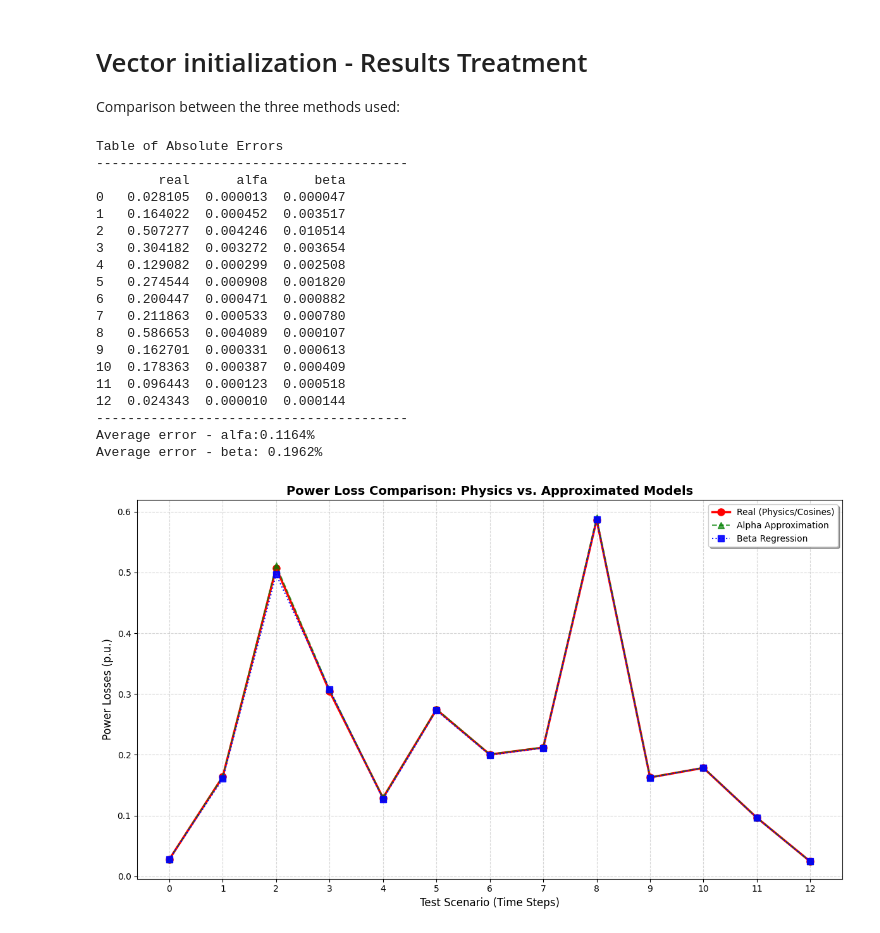
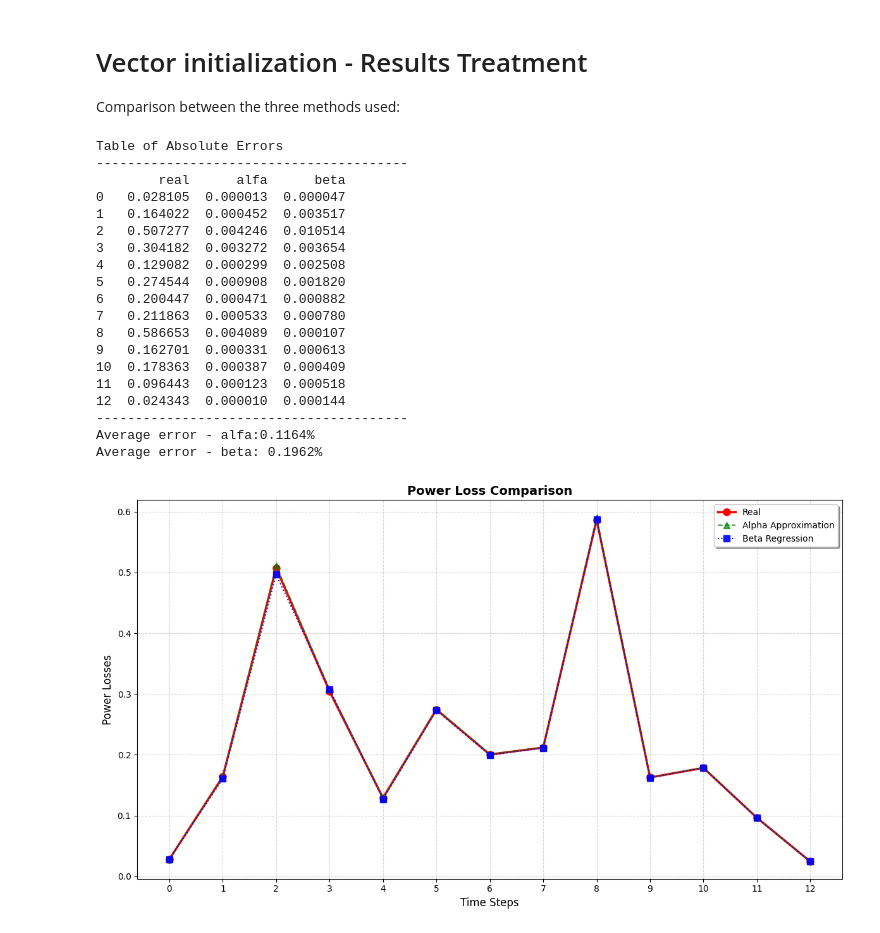
Before and after one commit to e4m8ch/ADRI, a Jupyter notebook: labs/lab2/Class2_Students.ipynb, the cells around one changed output. Saved outputs shown, nothing was run; the diff lists cells and outputs as text; code cells hidden in the pictures.

```diff
--- a/labs/lab2/Class2_Students.ipynb
+++ b/labs/lab2/Class2_Students.ipynb
@@ -356,39 +356,39 @@ print(f"Average error - alfa:{erro_abs_alfa.mean() * 100:.4f}%")
 print(f"Average error - beta: {erro_abs_beta.mean() * 100:.4f}%")
 
 plt.figure(figsize=(12, 7))
-plt.plot(Y_Metodo1_Real, 'ro-', label='Real (Physics/Cosines)', linewidth=2.5, markersize=8)
+plt.plot(Y_Metodo1_Real, 'ro-', label='Real', linewidth=2.5, markersize=8)
 plt.plot(Y_Metodo2_Alfa, 'g^--', label='Alpha Approximation', alpha=0.7, markersize=7)
 plt.plot(Y_Metodo3_Beta, 'bs:', label='Beta Regression', alpha=0.9, markersize=7)
-plt.title('Power Loss Comparison: Physics vs. Approximated Models', fontsize=14, fontweight='bold')
-plt.xlabel('Test Scenario (Time Steps)', fontsize=12)
-plt.ylabel('Power Losses (p.u.)', fontsize=12)
+plt.title('Power Loss Comparison', fontsize=14, fontweight='bold')
+plt.xlabel('Time Steps', fontsize=12)
+plt.ylabel('Power Losses', fontsize=12)
 plt.xticks(range(len(Y_Metodo1_Real)))
 plt.legend(loc='best', shadow=True)
 plt.grid(True, linestyle='--', alpha=0.5)
 
 plt.tight_layout()
 plt.show()
 # %% [output]
 Table of Absolute Errors
 ----------------------------------------
         real      alfa      beta
 0   0.028105  0.000013  0.000047
 1   0.164022  0.000452  0.003517
 2   0.507277  0.004246  0.010514
 3   0.304182  0.003272  0.003654
 4   0.129082  0.000299  0.002508
 5   0.274544  0.000908  0.001820
 6   0.200447  0.000471  0.000882
 7   0.211863  0.000533  0.000780
 8   0.586653  0.004089  0.000107
 9   0.162701  0.000331  0.000613
 10  0.178363  0.000387  0.000409
 11  0.096443  0.000123  0.000518
 12  0.024343  0.000010  0.000144
 ----------------------------------------
 Average error - alfa:0.1164%
 Average error - beta: 0.1962%
-[figure, old version]
+[figure, new version]
 # %% [markdown]
 # Challenge
 Think about an interesting variation to this problem or a different way to solve and implement it !!!
```
Also changed, not shown: parts of 6 cells of this notebook, 4 other files.
